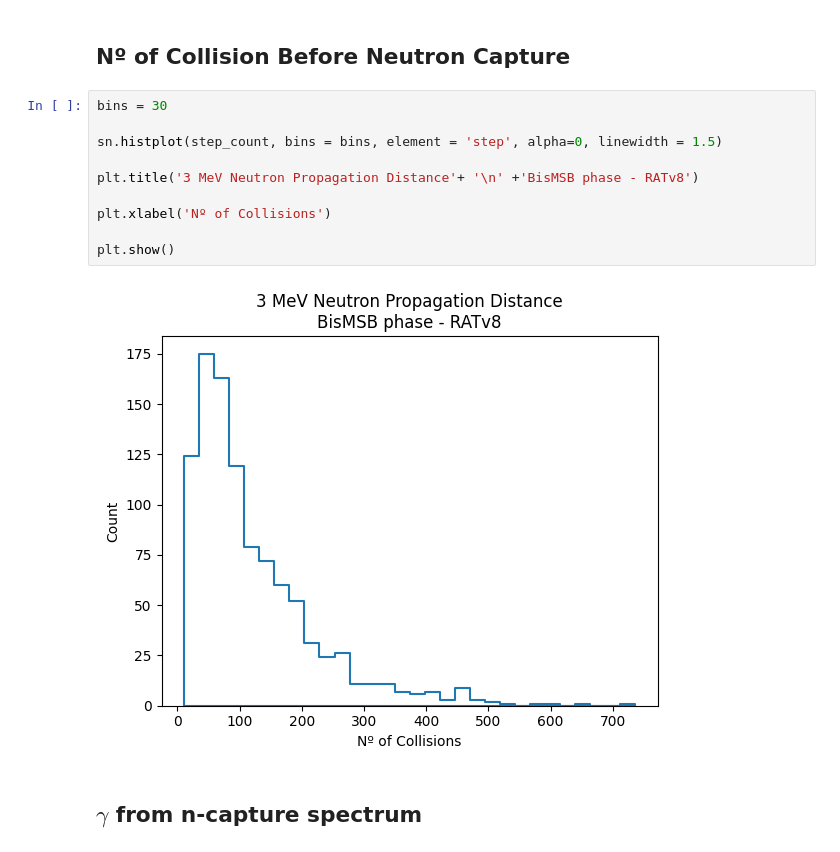
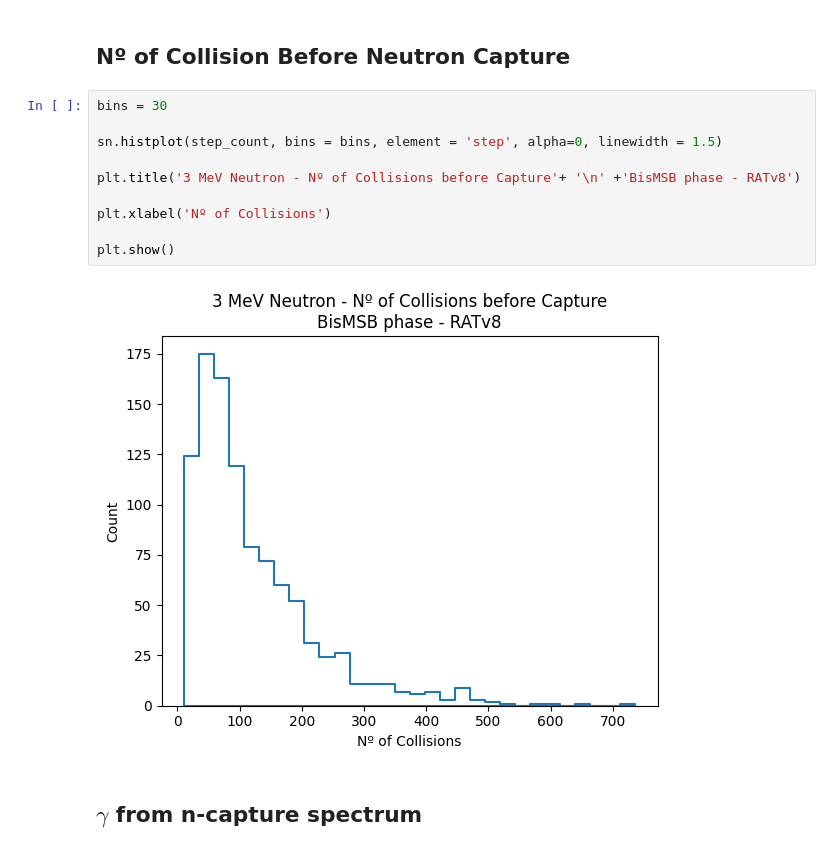
Before and after one commit to joankl/rat_tests, a Jupyter notebook: rat_v8/neutrons/analysis/neutron analysis.ipynb, the cells around one changed output. Drawn from its saved outputs; the diff is of its cells as text.

```diff
--- a/rat_v8/neutrons/analysis/neutron analysis.ipynb
+++ b/rat_v8/neutrons/analysis/neutron analysis.ipynb
@@ -75,15 +75,15 @@ plt.show()
 # %%
 bins = 30
 
 sn.histplot(step_count, bins = bins, element = 'step', alpha=0, linewidth = 1.5)
 
-plt.title('3 MeV Neutron Propagation Distance'+ '\n' +'BisMSB phase - RATv8')
+plt.title('3 MeV Neutron - Nº of Collisions before Capture'+ '\n' +'BisMSB phase - RATv8')
 
 plt.xlabel('Nº of Collisions')
 
 plt.show()
 # %% [output]
-[figure, old version]
+[figure, new version]
 # %% [markdown]
 ## $\gamma$ from n-capture spectrum
 # %%
```
